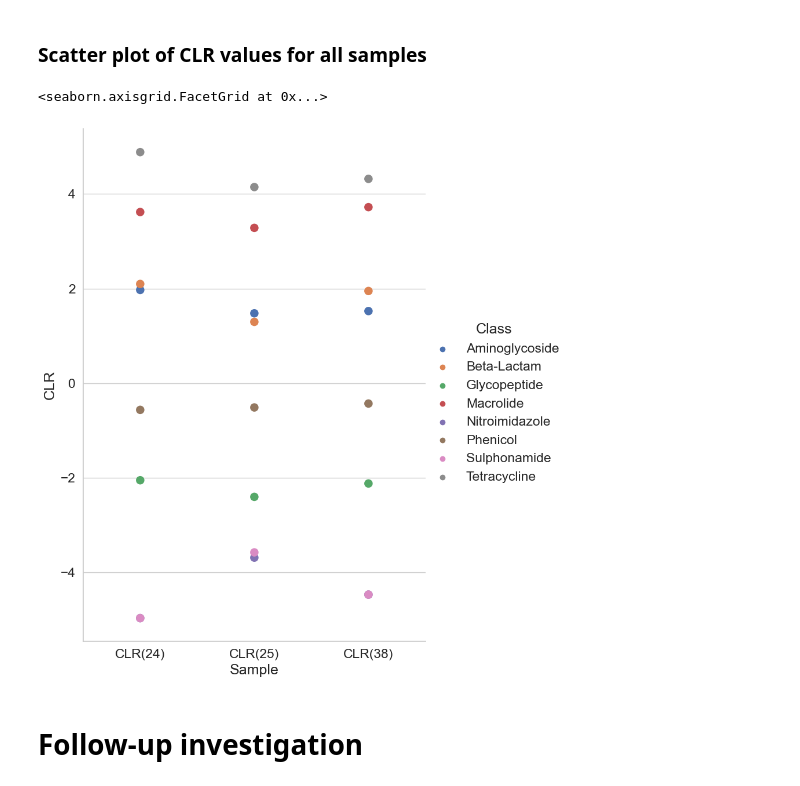
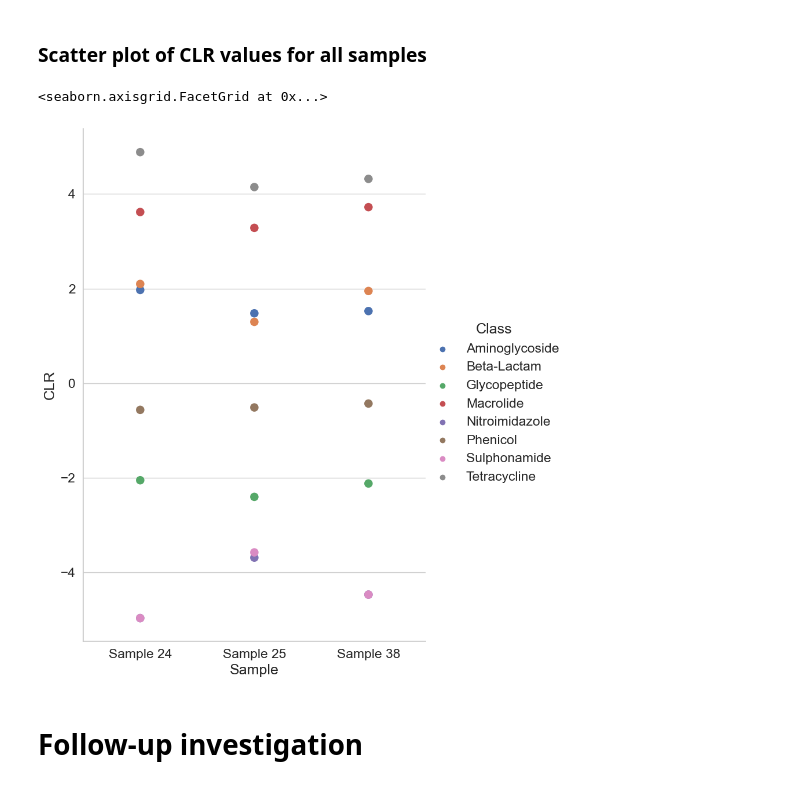
Before and after one commit to prince-ravi-leow/metagenomics-data-analysis, a Jupyter notebook: metagenomics_coda_repo.ipynb, the cells around one changed output. Drawn from its saved outputs; the diff is of its cells as text; code cells hidden in the pictures.

Commit message:
Re-wrote Rcode to pandas

```diff
--- a/metagenomics_coda_repo.ipynb
+++ b/metagenomics_coda_repo.ipynb
@@ -589,30 +576,27 @@ Sums are small enough so that they are basically zero.
 # %%
-# Plot of CLR values
+# To use seaborn's 'hue' function, we need to perform a 'categorisation' by Samples, or 'pivot'.
 
-# To use seaborn's 'hue' function, we need to perform a 'categorisation' by Samples, or 'pivot'. I can't figure out how to use pandas.pivot(), so I'm using dplyr in R
+resfinder_clr_24 = resfinder_clr[['Class','CLR(24)']]
+resfinder_clr_24['Sample']='Sample 24'
+resfinder_clr_24.rename(columns={'CLR(24)':'CLR'}, inplace=True)
 
-## (Export dataframe to csv)
-# resfinder_clr.to_csv("./resfinder/resfinder_clr.csv")
+resfinder_clr_25 = resfinder_clr[['Class','CLR(25)']]
+resfinder_clr_25['Sample']='Sample 25'
+resfinder_clr_25.rename(columns={'CLR(25)':'CLR'}, inplace=True)
 
-## Perform categorisation in R using exported csv (generates new csv with categorised data)
-# resfinder_clr <- read_csv("./resfinder/resfinder_clr.csv")
-# resfinder_clr %>%
-#   pivot_longer(cols = c("CLR(24)", "CLR(25)", "CLR(38)"),
-#                names_to = "Sample",
-#                values_to = "CLR") %>%
-#   write_csv("~/Desktop/resfinder_clr_cat.csv")
-# resfinder_clr.to_csv("./resfinder/resfinder_clr.csv")
+resfinder_clr_38 = resfinder_clr[['Class','CLR(38)']]
+resfinder_clr_38['Sample']='Sample 38'
+resfinder_clr_38.rename(columns={'CLR(38)':'CLR'}, inplace=True)
 
-# Import categorised csv
-resfinder_clr_cat = pd.read_csv("./resfinder/resfinder_clr_cat.csv")
+resfinder_clr_cat = resfinder_clr_24.merge(resfinder_clr_25, how ='outer').merge(resfinder_clr_38, how ='outer')
 
-# Plot the damn thing
+# Plot
 sns.set(font_scale=1.5)
 sns.set_style("whitegrid")
 sns.catplot(data=resfinder_clr_cat, x="Sample", y="CLR", hue="Class", s=110, jitter=False, height=10, aspect=8/11)
 # %% [output]
 <seaborn.axisgrid.FacetGrid at 0x...>
-[figure, old version]
+[figure, new version]
 # %% [markdown]
 # Follow-up investigation
 # %% [markdown]
```
Also changed, not shown: parts of 5 cells of this notebook.
